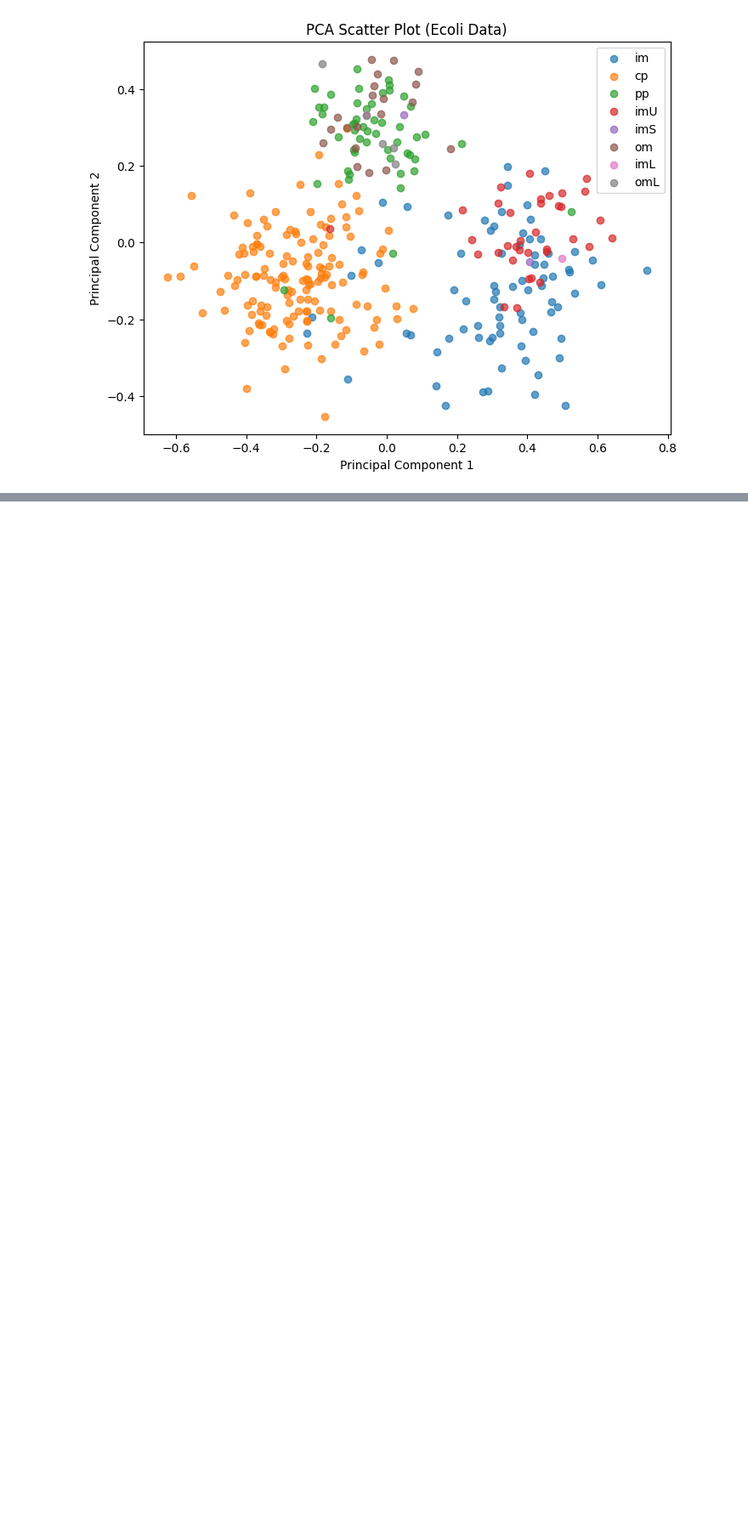
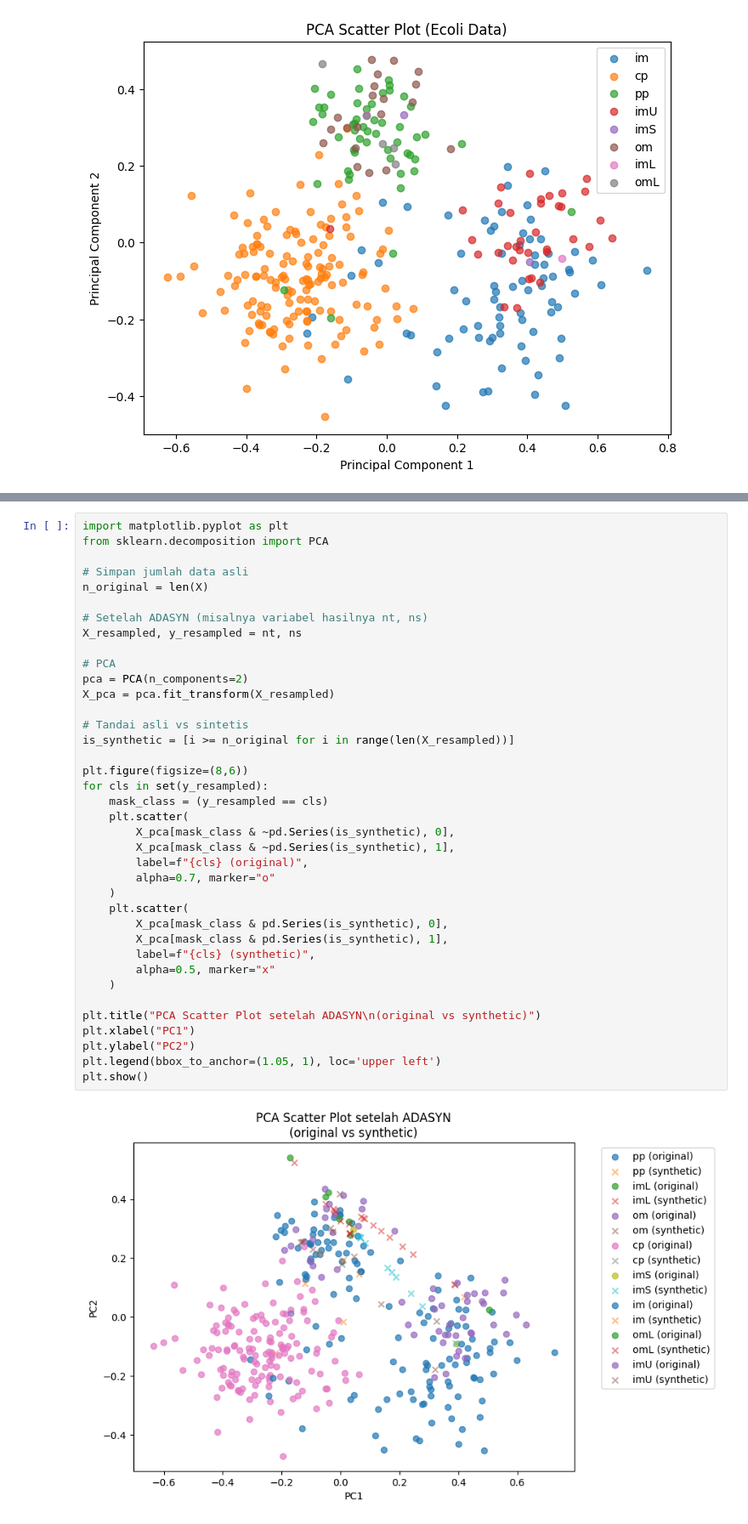
Before and after one commit to IlhamGd/PSD, a Jupyter notebook: _sources/preprocessing-Ecoli.ipynb, the cells around one changed output, grey strips where cells are left out. Shown: that part at 85% size. Drawn from its saved outputs; the diff is of its cells as text; blank space fills up the shorter version.

```diff
--- a/_sources/preprocessing-Ecoli.ipynb
+++ b/_sources/preprocessing-Ecoli.ipynb
@@ -109,0 +300,40 @@ plt.show()
+# %%
+import matplotlib.pyplot as plt
+from sklearn.decomposition import PCA
+
+# Simpan jumlah data asli
+n_original = len(X)
+
+# Setelah ADASYN (misalnya variabel hasilnya nt, ns)
+X_resampled, y_resampled = nt, ns
+
+# PCA
+pca = PCA(n_components=2)
+X_pca = pca.fit_transform(X_resampled)
+
+# Tandai asli vs sintetis
+is_synthetic = [i >= n_original for i in range(len(X_resampled))]
+
+plt.figure(figsize=(8,6))
+for cls in set(y_resampled):
+    mask_class = (y_resampled == cls)
+    plt.scatter(
+        X_pca[mask_class & ~pd.Series(is_synthetic), 0],
+        X_pca[mask_class & ~pd.Series(is_synthetic), 1],
+        label=f"{cls} (original)",
+        alpha=0.7, marker="o"
+    )
+    plt.scatter(
+        X_pca[mask_class & pd.Series(is_synthetic), 0],
+        X_pca[mask_class & pd.Series(is_synthetic), 1],
+        label=f"{cls} (synthetic)",
+        alpha=0.5, marker="x"
+    )
+
+plt.title("PCA Scatter Plot setelah ADASYN\n(original vs synthetic)")
+plt.xlabel("PC1")
+plt.ylabel("PC2")
+plt.legend(bbox_to_anchor=(1.05, 1), loc='upper left')
+plt.show()
+# %% [output]
+[figure, added]
```
Also changed, not shown: parts of 18 cells of this notebook, 10 other files.
